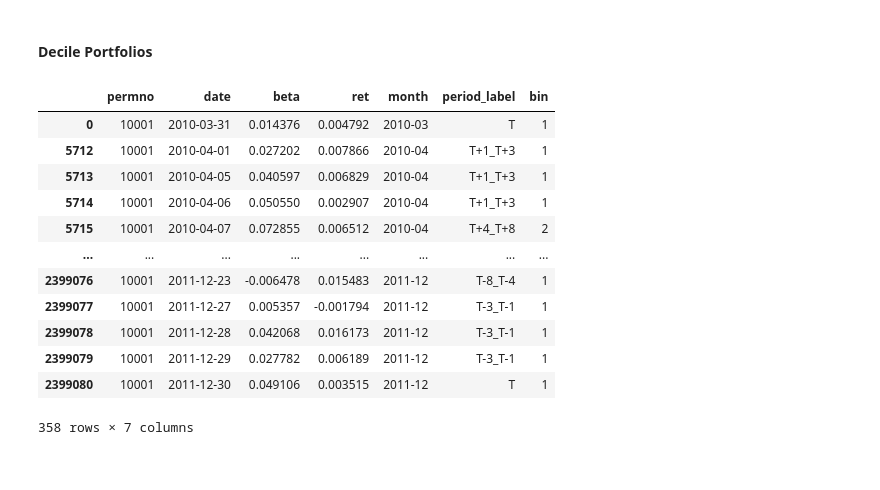
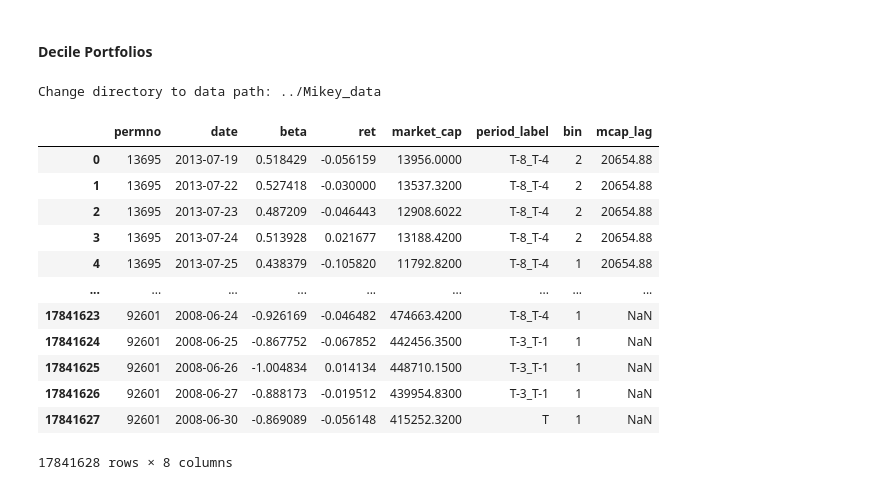
Before and after one commit to yeyechen/DashForCash, a Jupyter notebook: src/analysis.ipynb, the cells around one changed output. Drawn from its saved outputs; the diff is of its cells as text; code cells hidden in the pictures.

```diff
--- a/src/analysis.ipynb
+++ b/src/analysis.ipynb
@@ -130,3 +186,18 @@ beta_df.head(3)
 # %% [markdown]
 #### Decile Portfolios
+# %%
+import pandas as pd
+import numpy as np
+from tqdm import tqdm
+import os
+import duckdb
+
+data_path = '../Mikey_data'
+if os.path.exists(data_path):
+    os.chdir(data_path)
+    print(f'Change directory to data path: {data_path}')
+else:
+    print('Please point to the correct data path!')
+# %% [output]
+Change directory to data path: ../Mikey_data
 # %%
@@ -198,17 +268,44 @@ beta_df['bin'] = apply_quantiles(beta_df, 'beta')
-# %%
-beta_df[beta_df['permno'] == 10001]
-# %% [output]
-|  | permno | date | beta | ret | month | period_label | bin |
-| 0 | 10001 | 2010-03-31 | 0.014376 | 0.004792 | 2010-03 | T | 1 |
-| 5712 | 10001 | 2010-04-01 | 0.027202 | 0.007866 | 2010-04 | T+1_T+3 | 1 |
-| 5713 | 10001 | 2010-04-05 | 0.040597 | 0.006829 | 2010-04 | T+1_T+3 | 1 |
-| 5714 | 10001 | 2010-04-06 | 0.050550 | 0.002907 | 2010-04 | T+1_T+3 | 1 |
-| 5715 | 10001 | 2010-04-07 | 0.072855 | 0.006512 | 2010-04 | T+4_T+8 | 2 |
-| ... | ... | ... | ... | ... | ... | ... | ... |
-| 2399076 | 10001 | 2011-12-23 | -0.006478 | 0.015483 | 2011-12 | T-8_T-4 | 1 |
-| 2399077 | 10001 | 2011-12-27 | 0.005357 | -0.001794 | 2011-12 | T-3_T-1 | 1 |
-| 2399078 | 10001 | 2011-12-28 | 0.042068 | 0.016173 | 2011-12 | T-3_T-1 | 1 |
-| 2399079 | 10001 | 2011-12-29 | 0.027782 | 0.006189 | 2011-12 | T-3_T-1 | 1 |
-| 2399080 | 10001 | 2011-12-30 | 0.049106 | 0.003515 | 2011-12 | T | 1 |
-358 rows × 7 columns
+# %%
+# label_trading_days(beta_df) # optional
+beta_df = pd.read_pickle('beta_trading_days_label.pkl')
+beta_df = beta_df.sort_values(['permno', 'date'])
+# %%
+# lag the market cap, using market cap value of the previous month last trading day
+con = duckdb.connect()
+con.execute(
+"""
+WITH
+month_end AS (
+SELECT permno, LAST_DAY(LAST(date)) AS month_end_date,
+LAST(market_cap) AS mcap_lag
+FROM beta_df
+WHERE period_label IS NOT NULL
+AND market_cap IS NOT NULL
+GROUP BY permno, EXTRACT(YEAR FROM date), EXTRACT(MONTH FROM date)
+)
+SELECT beta_df.*, month_end.mcap_lag as mcap_lag
+FROM beta_df LEFT JOIN month_end
+ON beta_df.permno = month_end.permno
+AND month_end.month_end_date = LAST_DAY(beta_df.date - INTERVAL 1 MONTH)
+WHERE period_label IS NOT NULL
+AND period_label NOT LIKE '%nan%'
+"""
+)
+beta_df = con.fetch_df()
+con.close()
+beta_df
+# %% [output]
+|  | permno | date | beta | ret | market_cap | period_label | bin | mcap_lag |
+| 0 | 13695 | 2013-07-19 | 0.518429 | -0.056159 | 13956.0000 | T-8_T-4 | 2 | 20654.88 |
+| 1 | 13695 | 2013-07-22 | 0.527418 | -0.030000 | 13537.3200 | T-8_T-4 | 2 | 20654.88 |
+| 2 | 13695 | 2013-07-23 | 0.487209 | -0.046443 | 12908.6022 | T-8_T-4 | 2 | 20654.88 |
+| 3 | 13695 | 2013-07-24 | 0.513928 | 0.021677 | 13188.4200 | T-8_T-4 | 2 | 20654.88 |
+| 4 | 13695 | 2013-07-25 | 0.438379 | -0.105820 | 11792.8200 | T-8_T-4 | 1 | 20654.88 |
+| ... | ... | ... | ... | ... | ... | ... | ... | ... |
+| 17841623 | 92601 | 2008-06-24 | -0.926169 | -0.046482 | 474663.4200 | T-8_T-4 | 1 | NaN |
+| 17841624 | 92601 | 2008-06-25 | -0.867752 | -0.067852 | 442456.3500 | T-3_T-1 | 1 | NaN |
+| 17841625 | 92601 | 2008-06-26 | -1.004834 | 0.014134 | 448710.1500 | T-3_T-1 | 1 | NaN |
+| 17841626 | 92601 | 2008-06-27 | -0.888173 | -0.019512 | 439954.8300 | T-3_T-1 | 1 | NaN |
+| 17841627 | 92601 | 2008-06-30 | -0.869089 | -0.056148 | 415252.3200 | T | 1 | NaN |
+17841628 rows × 8 columns
 # %%
```
Also changed, not shown: parts of 17 cells of this notebook.
